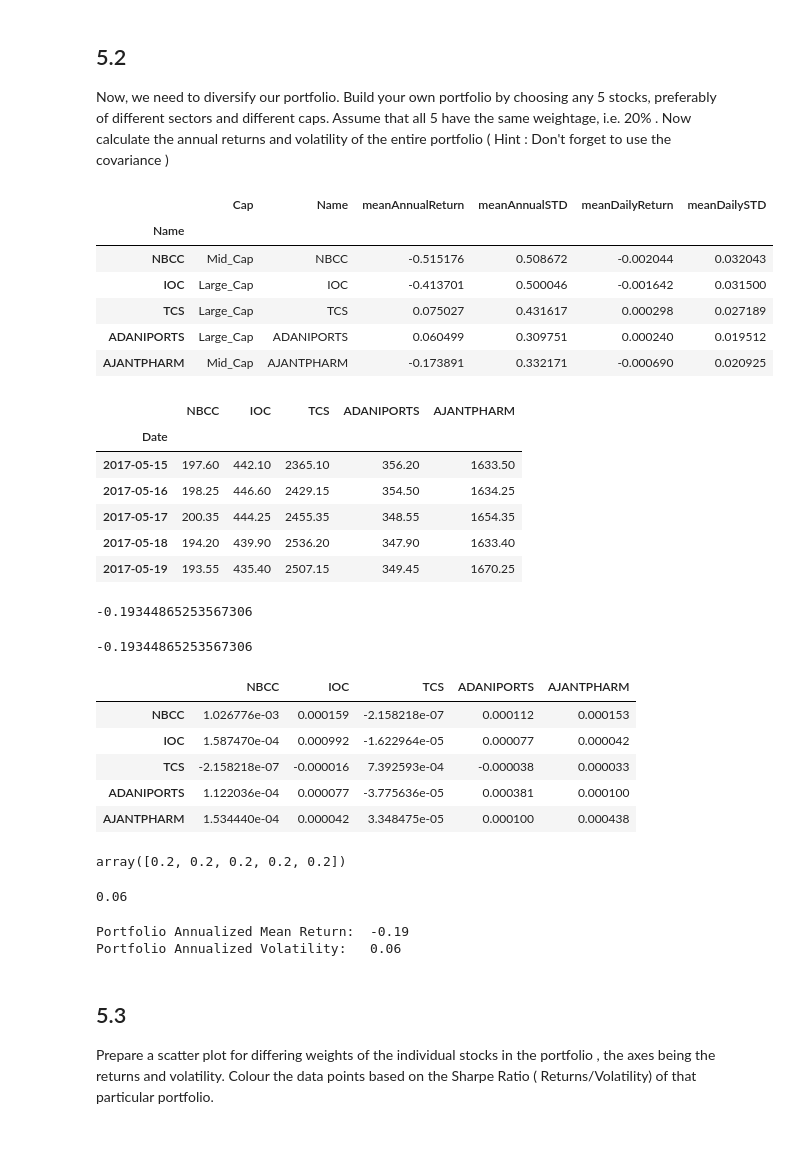
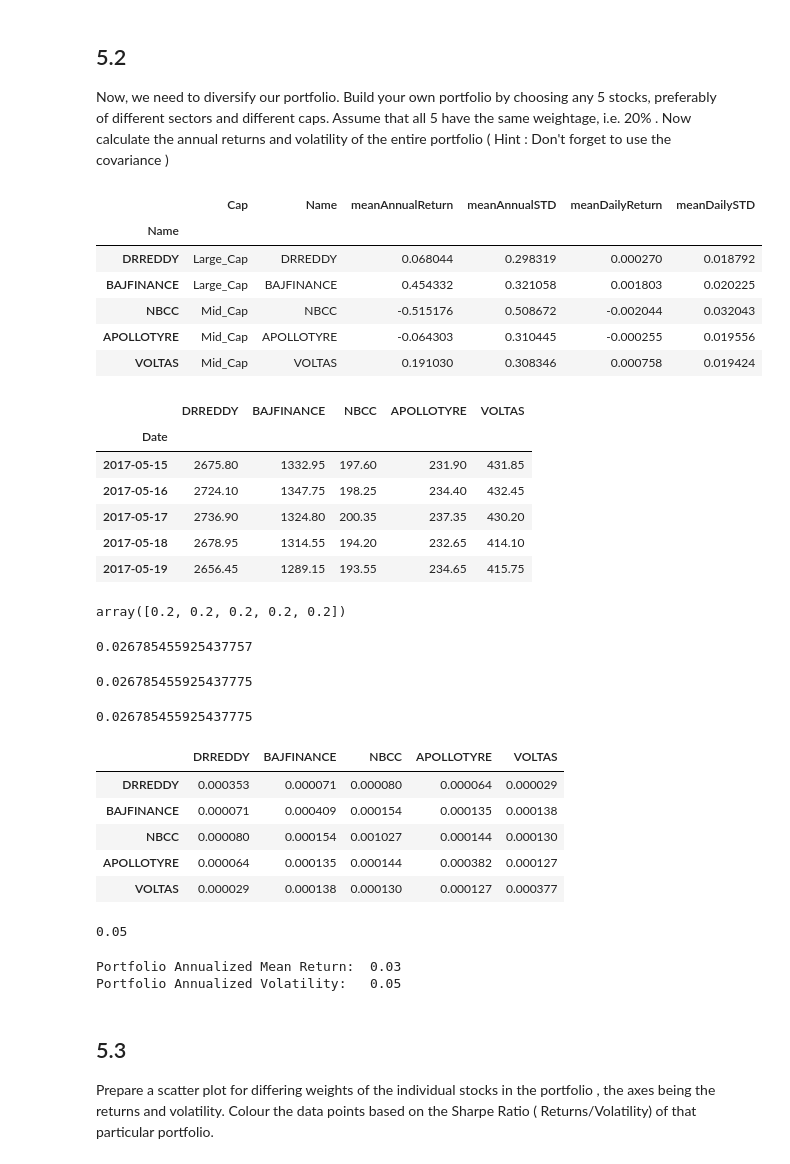
Before and after one commit to JamesMcGuigan/aspiration-ai-internship, a Jupyter notebook: python3/module_5/module_5.ipynb, the cells around one changed output. Saved outputs shown, nothing was run; the diff lists cells and outputs as text; code cells hidden in the pictures.

```diff
--- a/python3/module_5/module_5.ipynb
+++ b/python3/module_5/module_5.ipynb
@@ -76,59 +76,66 @@ calcReturnVolatility(stock)
 ## 5.2
 Now, we need to diversify our portfolio. Build your own portfolio by choosing any 5 stocks, preferably of different sectors and different caps. Assume that all 5 have the same weightage, i.e. 20% . Now calculate the annual returns and volatility of the entire portfolio ( Hint : Don't forget to use the covariance )
 # %%
-filenames = glob.glob('../../data_output/module_1/python3/stocks/**/*.csv')
-filenames = random.sample( filenames, 5 )
-summary   = pd.concat([ calcReturnVolatility(stock) for stock in filenames ])
+filenames_all = glob.glob('../../data_output/module_1/python3/stocks/**/*.csv')
+filenames     = random.sample( filenames_all, 5 )
+
+summary_all   = pd.concat([ calcReturnVolatility(stock) for stock in filenames_all ])
+summary       = pd.concat([ calcReturnVolatility(stock) for stock in filenames     ])
 summary
 # %% [output]
 |  | Cap | Name | meanAnnualReturn | meanAnnualSTD | meanDailyReturn | meanDailySTD |
 | Name |  |  |  |  |  |  |
+| DRREDDY | Large_Cap | DRREDDY | 0.068044 | 0.298319 | 0.000270 | 0.018792 |
+| BAJFINANCE | Large_Cap | BAJFINANCE | 0.454332 | 0.321058 | 0.001803 | 0.020225 |
 | NBCC | Mid_Cap | NBCC | -0.515176 | 0.508672 | -0.002044 | 0.032043 |
-| IOC | Large_Cap | IOC | -0.413701 | 0.500046 | -0.001642 | 0.031500 |
-| TCS | Large_Cap | TCS | 0.075027 | 0.431617 | 0.000298 | 0.027189 |
-| ADANIPORTS | Large_Cap | ADANIPORTS | 0.060499 | 0.309751 | 0.000240 | 0.019512 |
-| AJANTPHARM | Mid_Cap | AJANTPHARM | -0.173891 | 0.332171 | -0.000690 | 0.020925 |
+| APOLLOTYRE | Mid_Cap | APOLLOTYRE | -0.064303 | 0.310445 | -0.000255 | 0.019556 |
+| VOLTAS | Mid_Cap | VOLTAS | 0.191030 | 0.308346 | 0.000758 | 0.019424 |
 # %%
 portfolio = DataFrame()
 for filename in filenames:
     portfolio[ getName(filename) ] = read_csv(filename).Close_Price
 portfolio.head()
 # %% [output]
-|  | NBCC | IOC | TCS | ADANIPORTS | AJANTPHARM |
+|  | DRREDDY | BAJFINANCE | NBCC | APOLLOTYRE | VOLTAS |
 | Date |  |  |  |  |  |
-| 2017-05-15 | 197.60 | 442.10 | 2365.10 | 356.20 | 1633.50 |
-| 2017-05-16 | 198.25 | 446.60 | 2429.15 | 354.50 | 1634.25 |
-| 2017-05-17 | 200.35 | 444.25 | 2455.35 | 348.55 | 1654.35 |
-| 2017-05-18 | 194.20 | 439.90 | 2536.20 | 347.90 | 1633.40 |
-| 2017-05-19 | 193.55 | 435.40 | 2507.15 | 349.45 | 1670.25 |
+| 2017-05-15 | 2675.80 | 1332.95 | 197.60 | 231.90 | 431.85 |
+| 2017-05-16 | 2724.10 | 1347.75 | 198.25 | 234.40 | 432.45 |
+| 2017-05-17 | 2736.90 | 1324.80 | 200.35 | 237.35 | 430.20 |
+| 2017-05-18 | 2678.95 | 1314.55 | 194.20 | 232.65 | 414.10 |
+| 2017-05-19 | 2656.45 | 1289.15 | 193.55 | 234.65 | 415.75 |
+# %%
+weights = np.full( portfolio.shape[1], 1/portfolio.shape[1] )
+weights
+# %% [output]
+array([0.2, 0.2, 0.2, 0.2, 0.2])
 # %%
-# Portfolio Mean Average Return can be calculated either from the summary data or the portfolio table
-portfolio_annual_returns = summary.meanAnnualReturn.mean()
+# Portfolio Mean Average Return can be calculated either from: the summary data or the portfolio table
+portfolio_annual_returns = np.sum( portfolio.pct_change().mean() * weights ) * 252
 portfolio_annual_returns
 # %% [output]
--0.19344865253567306
+0.026785455925437757
+# %%
+portfolio_annual_returns = summary.meanAnnualReturn.mean()
+portfolio_annual_returns
+# %% [output]
+0.026785455925437775
 # %%
 # NOTE: mean().mean() works because weights between each of the stocks is equal
 portfolio_annual_returns = portfolio.pct_change().mean().mean() * 252
 portfolio_annual_returns
 # %% [output]
--0.19344865253567306
+0.026785455925437775
 # %%
 # Portfolio Covarence matrix
-portfolio.pct_change().cov()
+portfolio_covarence = portfolio.pct_change().cov()
+portfolio_covarence
 # %% [output]
-|  | NBCC | IOC | TCS | ADANIPORTS | AJANTPHARM |
-| NBCC | 1.026776e-03 | 0.000159 | -2.158218e-07 | 0.000112 | 0.000153 |
-| IOC | 1.587470e-04 | 0.000992 | -1.622964e-05 | 0.000077 | 0.000042 |
-| TCS | -2.158218e-07 | -0.000016 | 7.392593e-04 | -0.000038 | 0.000033 |
-| ADANIPORTS | 1.122036e-04 | 0.000077 | -3.775636e-05 | 0.000381 | 0.000100 |
-| AJANTPHARM | 1.534440e-04 | 0.000042 | 3.348475e-05 | 0.000100 | 0.000438 |
+|  | DRREDDY | BAJFINANCE | NBCC | APOLLOTYRE | VOLTAS |
+| DRREDDY | 0.000353 | 0.000071 | 0.000080 | 0.000064 | 0.000029 |
+| BAJFINANCE | 0.000071 | 0.000409 | 0.000154 | 0.000135 | 0.000138 |
+| NBCC | 0.000080 | 0.000154 | 0.001027 | 0.000144 | 0.000130 |
+| APOLLOTYRE | 0.000064 | 0.000135 | 0.000144 | 0.000382 | 0.000127 |
+| VOLTAS | 0.000029 | 0.000138 | 0.000130 | 0.000127 | 0.000377 |
-# %%
-# Now calculate the annual volatility
-weights = np.full( portfolio.shape[1], 1/portfolio.shape[1] )
-weights
-# %% [output]
-array([0.2, 0.2, 0.2, 0.2, 0.2])
 # %%
 portfolio_annual_volatility = np.sqrt(
     np.dot(
@@ -139,13 +146,13 @@ portfolio_annual_volatility = np.sqrt(
 )
 round( portfolio_annual_volatility, 2 )
 # %% [output]
-0.06
+0.05
 # %%
 print("Portfolio Annualized Mean Return: ", round(portfolio_annual_returns,2)    )
 print("Portfolio Annualized Volatility:  ", round(portfolio_annual_volatility,2) )
 # %% [output]
-Portfolio Annualized Mean Return:  -0.19
-Portfolio Annualized Volatility:   0.06
+Portfolio Annualized Mean Return:  0.03
+Portfolio Annualized Volatility:   0.05
 # %% [markdown]
 ## 5.3
 Prepare a scatter plot for differing weights of the individual stocks in the portfolio , the axes being the returns and volatility. Colour the data points based on the Sharpe Ratio ( Returns/Volatility) of that particular portfolio.
```
Also changed, not shown: parts of 3 cells of this notebook.
